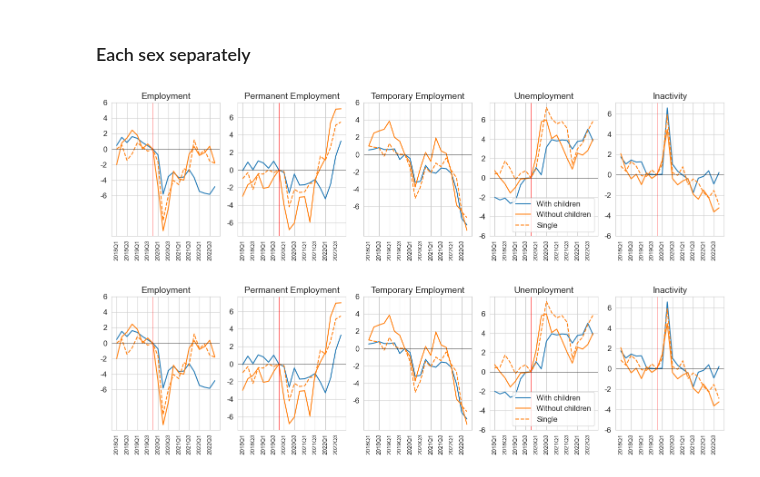
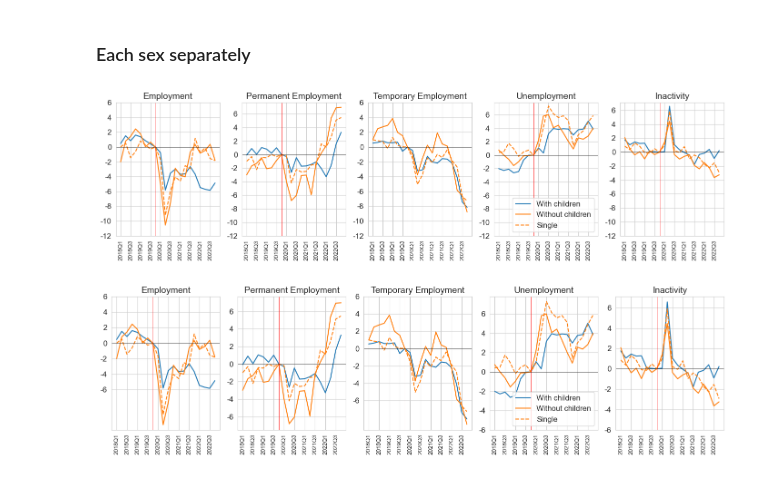
Before and after one commit to crisla/TenMoCoS, a Jupyter notebook: Stocks_parents_3040.ipynb, the cells around one changed output. Saved outputs shown, nothing was run; the diff lists cells and outputs as text; code cells hidden in the pictures.

```diff
--- a/Stocks_parents_3040.ipynb
+++ b/Stocks_parents_3040.ipynb
@@ -482,35 +482,35 @@ for j,s in enumerate(states):
     dev_trend_moms = stocks_mothers_detrend[s].loc[t0:]-stocks_mothers_detrend[s].loc[t19]
     dev_trend_moms_up = stocks_mothers_detrend_up[s].loc[t0:]-stocks_mothers_detrend_up[s].loc[t19]
     dev_trend_moms_down = stocks_mothers_detrend_down[s].loc[t0:]-stocks_mothers_detrend_down[s].loc[t19]
 
     plt.plot(stocks_mothers['dates'].loc[t0:],dev_trend_moms,label='With children',c=colors[0])
 #     plt.fill_between(stocks_mothers['dates'].loc[t0:],dev_trend_moms,dev_trend_moms_up, color=colors[0], alpha=0.5, lw=0)
 #     plt.fill_between(stocks_mothers['dates'].loc[t0:],dev_trend_moms,dev_trend_moms_down, color=colors[0], alpha=0.5, lw=0)
     #plt.plot(,label='mothers',c=colors[0])
 
     dev_trend_0k = stocks_not_mothers_detrend[s].loc[t0:]-stocks_not_mothers_detrend[s].loc[t19]
     dev_trend_0k_up = stocks_not_mothers_detrend_up[s].loc[t0:]-stocks_not_mothers_detrend_up[s].loc[t19]
     dev_trend_0k_down = stocks_not_mothers_detrend_down[s].loc[t0:]-stocks_not_mothers_detrend_down[s].loc[t19]
 
     plt.plot(stocks_not_mothers['dates'].loc[t0:],dev_trend_0k,label='Without children',c=colors[1])
 #     plt.fill_between(stocks_not_mothers['dates'].loc[t0:],dev_trend_0k,dev_trend_0k_up, color=colors[1], alpha=0.5, lw=0)
 #     plt.fill_between(stocks_not_mothers['dates'].loc[t0:],dev_trend_0k,dev_trend_0k_down, color=colors[1], alpha=0.5, lw=0)
 
     dev_trend_s = stocks_single_women_detrend[s].loc[t0:]-stocks_single_women_detrend[s].loc[t19]
     plt.plot(stocks_single_women['dates'].loc[t0:],dev_trend_s,label='Single',c=colors[1],ls='--')
 
-    plt.yticks(np.arange(-0.06,0.07,0.02),np.arange(-6,8,2),fontsize=12)
+    plt.yticks(np.arange(-0.12,0.07,0.02),np.arange(-12,8,2),fontsize=12)
     plt.xticks(stocks_single_women['dates'].loc[t0::2],rotation=90,fontsize=9)
     plt.axvline(dt_boom,c='r',lw=0.5)
     plt.axhline(c='k',lw=0.5)
     if j==3:
         plt.legend(loc='lower right',fontsize=12)
 
 plt.tight_layout()
 # plt.savefig('./plots_stocks/spain_stocks_detrend_mothers_extended.pdf',format='pdf',bbox_inches='tight')
 plt.show()
 # %% [output]
-[figure, old version]
+[figure, new version]
 # %%
 t0 = date_dict_reverse_ciclo['2018Q1']
 t19 = date_dict_reverse_ciclo['2019Q4']
```
Also changed, not shown: parts of 2 cells of this notebook, 42 other files.
